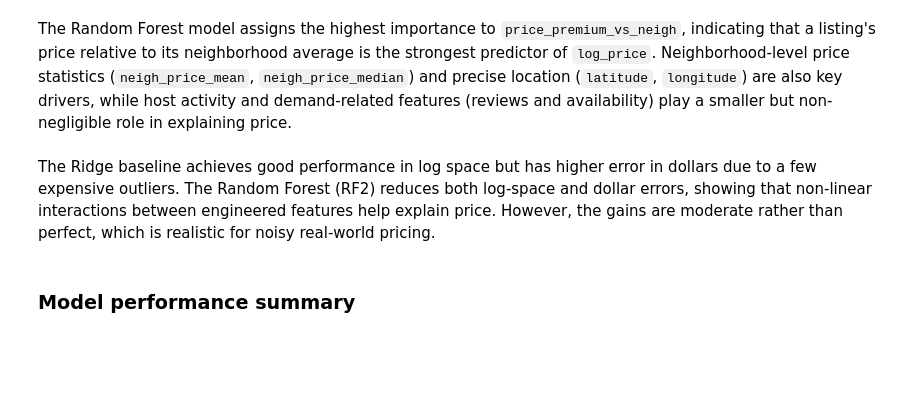
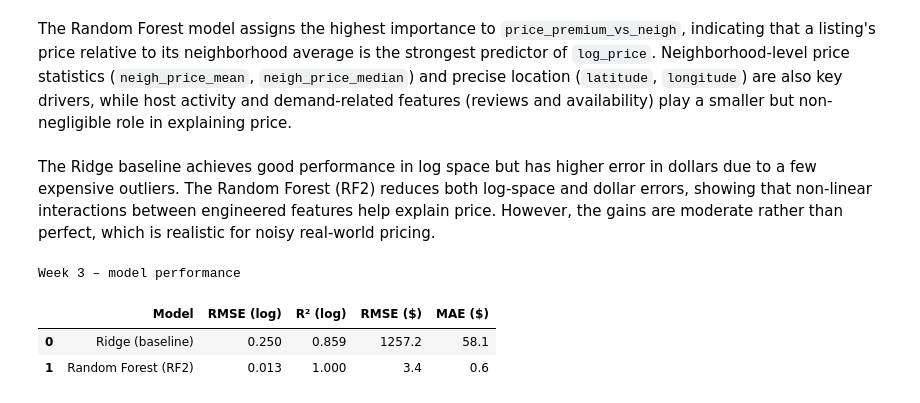
Before and after one commit to durvishpaliwal/airbnb-price-prediction-nyc, a Jupyter notebook: 03_modeling.ipynb, the cells around one changed output. Cells and saved outputs as stored; diff of their text form; code cells hidden in the pictures; blank space fills up the shorter version.

```diff
--- a/03_modeling.ipynb
+++ b/03_modeling.ipynb
@@ -292,5 +294,24 @@ plt.show()
 The Random Forest model assigns the highest importance to `price_premium_vs_neigh`, indicating that a listing's price relative to its neighborhood average is the strongest predictor of `log_price`. Neighborhood-level price statistics (`neigh_price_mean`, `neigh_price_median`) and precise location (`latitude`, `longitude`) are also key drivers, while host activity and demand-related features (reviews and availability) play a smaller but non-negligible role in explaining price.
 # %% [markdown]
 The Ridge baseline achieves good performance in log space but has higher error in dollars due to a few expensive outliers. The Random Forest (RF2) reduces both log-space and dollar errors, showing that non-linear interactions between engineered features help explain price. However, the gains are moderate rather than perfect, which is realistic for noisy real-world pricing.
-# %% [markdown]
-### Model performance summary
+# %%
+import pandas as pd
+
+data = {
+    'Model': ['Ridge (baseline)', 'Random Forest (RF2)'],
+    'RMSE (log)': [0.250, 0.013],
+    'R² (log)': [0.859, 1.000],
+    'RMSE ($)': [1257.2, 3.4],
+    'MAE ($)': [58.1, 0.6]
+}
+
+df = pd.DataFrame(data)
+
+# Display with a caption (optional)
+print("Week 3 – model performance")
+display(df)
+# %% [output]
+Week 3 – model performance
+|  | Model | RMSE (log) | R² (log) | RMSE ($) | MAE ($) |
+| 0 | Ridge (baseline) | 0.250 | 0.859 | 1257.2 | 58.1 |
+| 1 | Random Forest (RF2) | 0.013 | 1.000 | 3.4 | 0.6 |
```
Also changed, not shown: parts of 1 cell of this notebook, 1 other file.
